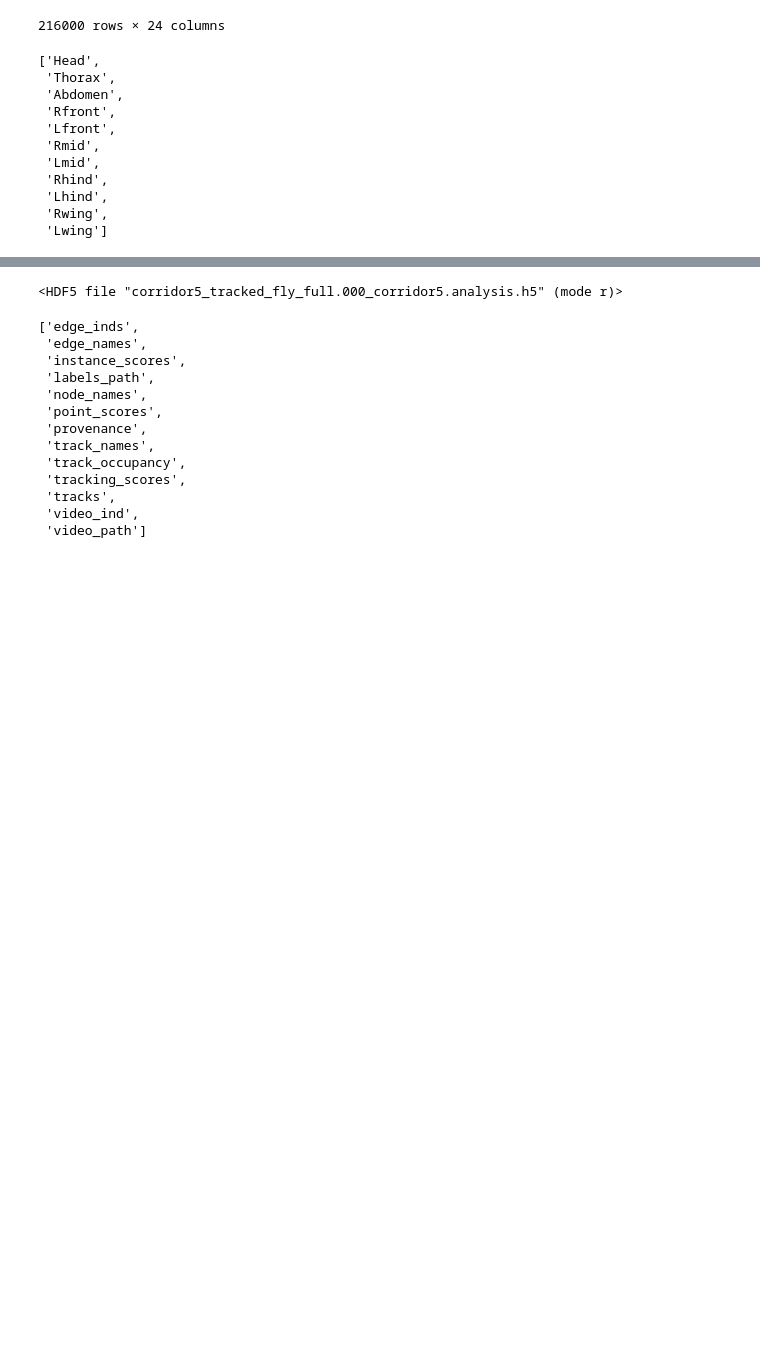
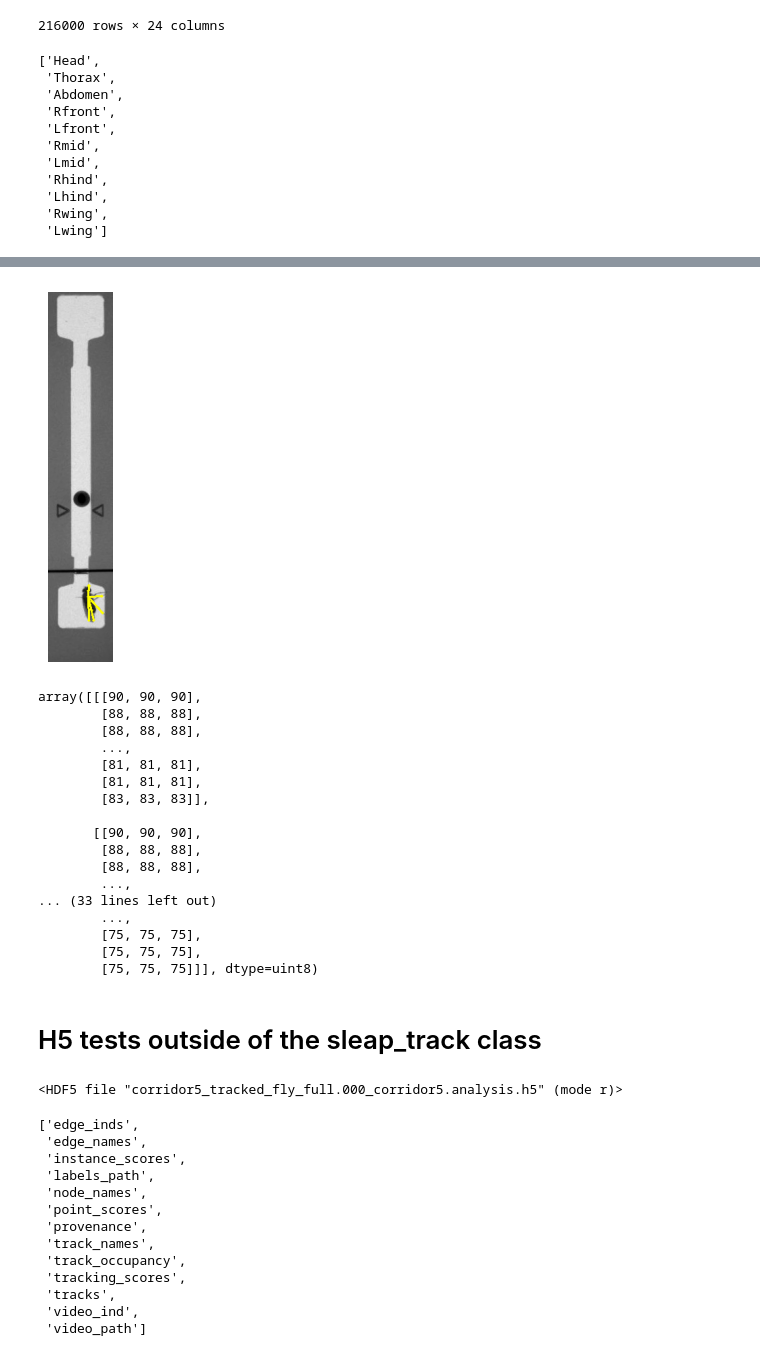
Before and after one commit to NeLy-EPFL/sleap_tools, a Jupyter notebook: sleap_utils_testing.ipynb, the cells around one changed output, grey strips where cells are left out. Cells and saved outputs as stored; diff of their text form; code cells hidden in the pictures; blank space fills up the shorter version.

Commit message:
Implemented node attributes, generate annotated frame and generate annotated video

```diff
--- a/sleap_utils_testing.ipynb
+++ b/sleap_utils_testing.ipynb
@@ -14,7 +14,7 @@ importlib.reload(sleap_utils)
 # %% [output]
 <module 'sleap_utils' from '/home/durrieu/sleap_tools/sleap_utils.py'>
 # %%
-TestTracks = sleap_utils.Sleap_Track(
+TestTracks = sleap_utils.Sleap_Tracks(
     "/mnt/upramdya_data/MD/MultiMazeRecorder/Videos/230721_Feedingstate_4_PM_Videos_Tracked/arena5/corridor5/corridor5_tracked_fly_full.000_corridor5.analysis.h5"
 )
 # %% [output]
@@ -51,0 +74,21 @@ TestTracks.nodes
+# %%
+TestTracks.generate_annotated_frame(234)
+# %% [output]
+[figure, added]
+array([[[90, 90, 90],
+        [88, 88, 88],
+        [88, 88, 88],
+        ...,
+        [81, 81, 81],
+        [81, 81, 81],
+        [83, 83, 83]],
+
+       [[90, 90, 90],
+        [88, 88, 88],
+        [88, 88, 88],
+        ...,
+... (33 lines left out)
+        ...,
+        [75, 75, 75],
+        [75, 75, 75],
+        [75, 75, 75]]], dtype=uint8)
@@ -52,3 +97,5 @@ TestTracks.nodes
+# %% [markdown]
+# H5 tests outside of the sleap_track class
 # %%
 tracks = h5py.File("/mnt/upramdya_data/MD/MultiMazeRecorder/Videos/230721_Feedingstate_4_PM_Videos_Tracked/arena5/corridor5/corridor5_tracked_fly_full.000_corridor5.analysis.h5", "r")
 # %%
```
Also changed, not shown: parts of 9 cells of this notebook, 2 other files.
